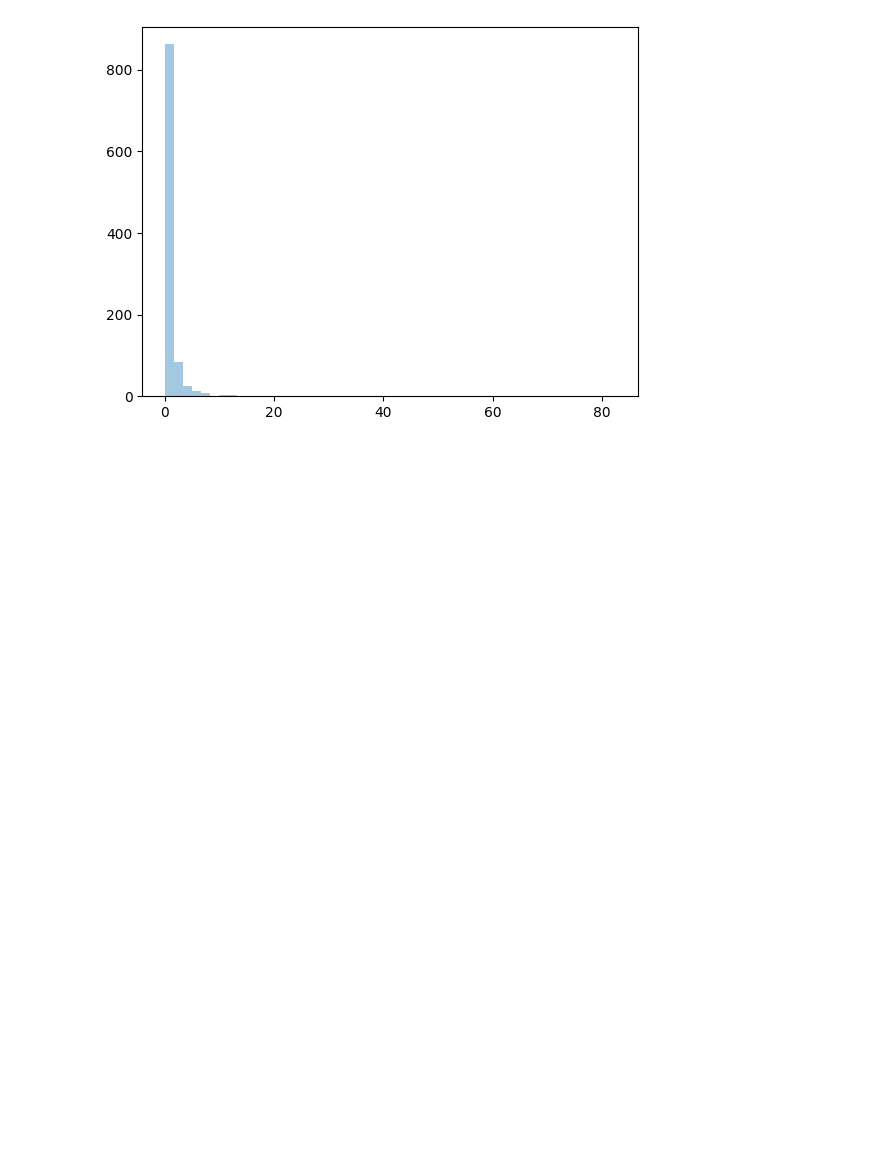
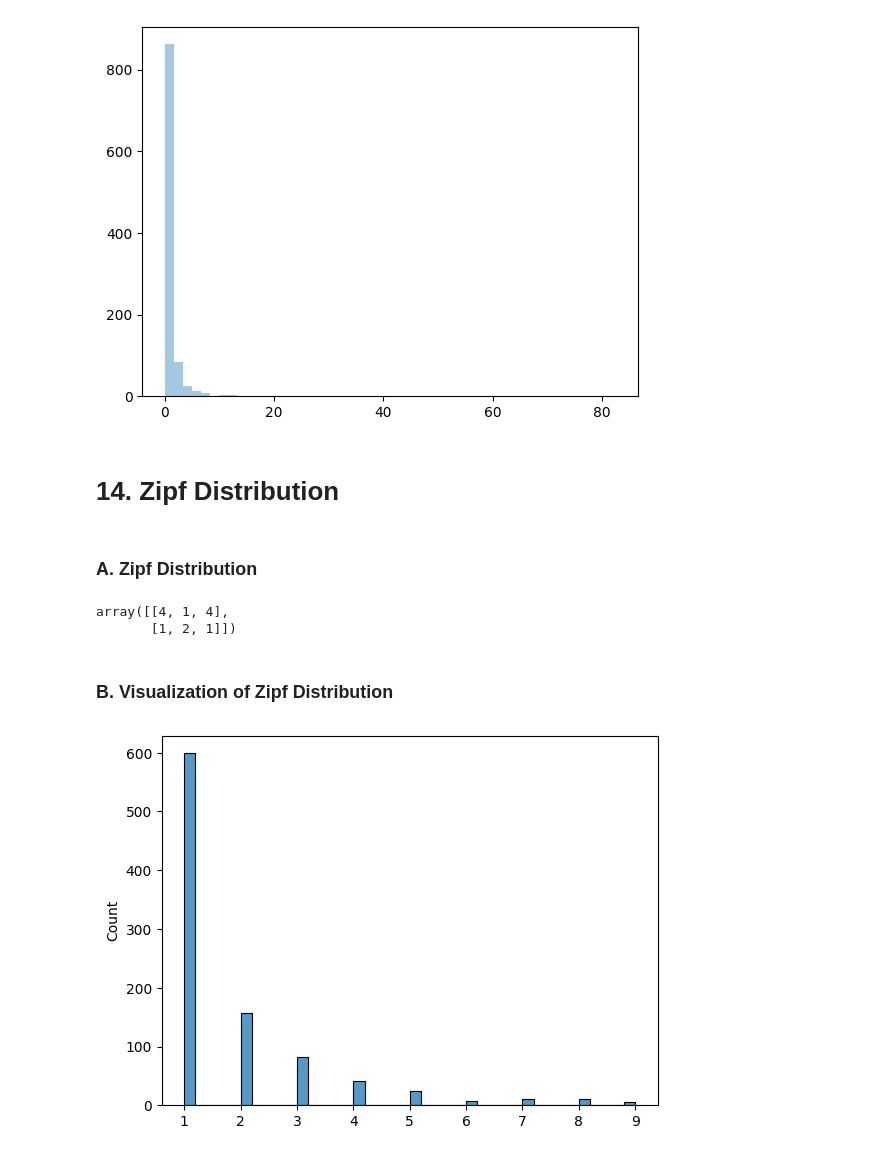
Before and after one commit to LatiefDataVisionary/numpy-with-w3schools, a Jupyter notebook: numpy_random.ipynb, the cells around one changed output. Saved outputs shown, nothing was run; the diff lists cells and outputs as text; code cells hidden in the pictures; blank space fills up the shorter version.

Commit message:
Done with Zipf Distribution

```diff
--- a/numpy_random.ipynb
+++ b/numpy_random.ipynb
@@ -585,3 +585,21 @@ https://gist.github.com/mwaskom/de44147ed2974457ad6372750bbe5751
 
   sns.distplot(random.pareto(a=2, size=1000), kde=False)
 [figure]
+# %% [markdown]
+# **14. Zipf Distribution**
+# %% [markdown]
+### **A. Zipf Distribution**
+# %%
+x = random.zipf(a=2, size=(2,3))
+x
+# %% [output]
+array([[4, 1, 4],
+       [1, 2, 1]])
+# %% [markdown]
+### **B. Visualization of Zipf Distribution**
+# %%
+x = random.zipf(a=2, size=1000)
+sns.histplot(x[x<10], kde=False)
+plt.show()
+# %% [output]
+[figure, added]
```
